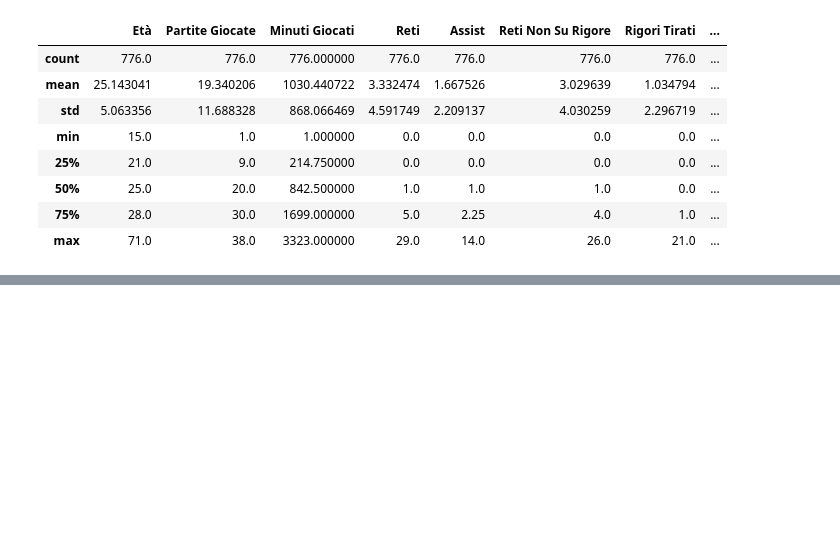
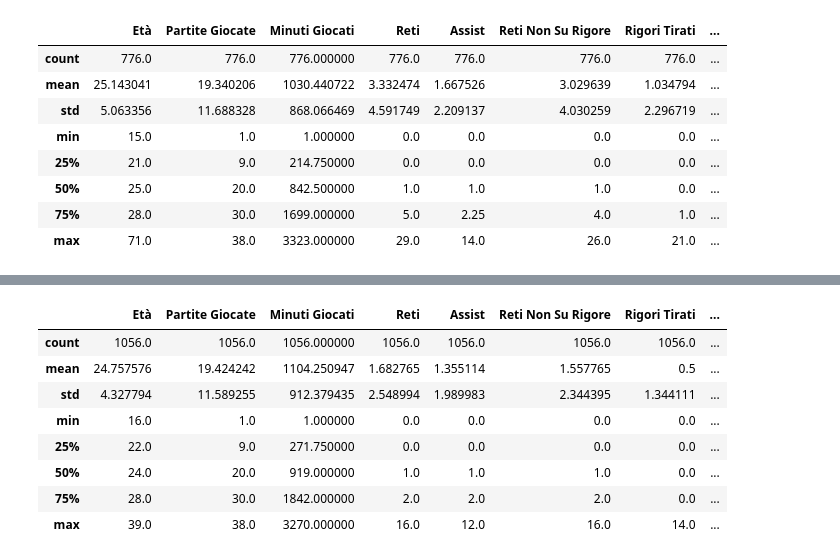
Before and after one commit to davideadinolfi/machine-learning, a Jupyter notebook: training.ipynb, the cells around one changed output, grey strips where cells are left out. Saved outputs shown, nothing was run; the diff lists cells and outputs as text; code cells hidden in the pictures; blank space fills up the shorter version.

```diff
--- a/training.ipynb
+++ b/training.ipynb
@@ -157,3 +172,5 @@ dtype: object
+# %%
+df.at[375,'Ruolo?']=np.nan
 # %%
 df["Minuti Giocati"] = df["Minuti Giocati"].astype('int64')
 df.dtypes
@@ -531,0 +647,4 @@ weighted avg       0.78      0.78      0.78       497
+# %%
+cen=df.loc[df['Ruolo?'].str.contains("Cen", na=False)]
+dif=df.loc[df['Ruolo?'].str.contains("Dif", na=False)]
+por=df.loc[df['Ruolo?'].str.contains("Por", na=False)]
@@ -531,0 +663,12 @@ weighted avg       0.78      0.78      0.78       497
+# %%
+cen.describe()
+# %% [output]
+|  | Età | Partite Giocate | Minuti Giocati | Reti | Assist | Reti Non Su Rigore | Rigori Tirati | ... |
+| count | 1056.0 | 1056.0 | 1056.000000 | 1056.0 | 1056.0 | 1056.0 | 1056.0 | ... |
+| mean | 24.757576 | 19.424242 | 1104.250947 | 1.682765 | 1.355114 | 1.557765 | 0.5 | ... |
+| std | 4.327794 | 11.589255 | 912.379435 | 2.548994 | 1.989983 | 2.344395 | 1.344111 | ... |
+| min | 16.0 | 1.0 | 1.000000 | 0.0 | 0.0 | 0.0 | 0.0 | ... |
+| 25% | 22.0 | 9.0 | 271.750000 | 0.0 | 0.0 | 0.0 | 0.0 | ... |
+| 50% | 24.0 | 20.0 | 919.000000 | 1.0 | 1.0 | 1.0 | 0.0 | ... |
+| 75% | 28.0 | 30.0 | 1842.000000 | 2.0 | 2.0 | 2.0 | 0.0 | ... |
+| max | 39.0 | 38.0 | 3270.000000 | 16.0 | 12.0 | 16.0 | 14.0 | ... |
```
Also changed, not shown: parts of 48 cells of this notebook.
